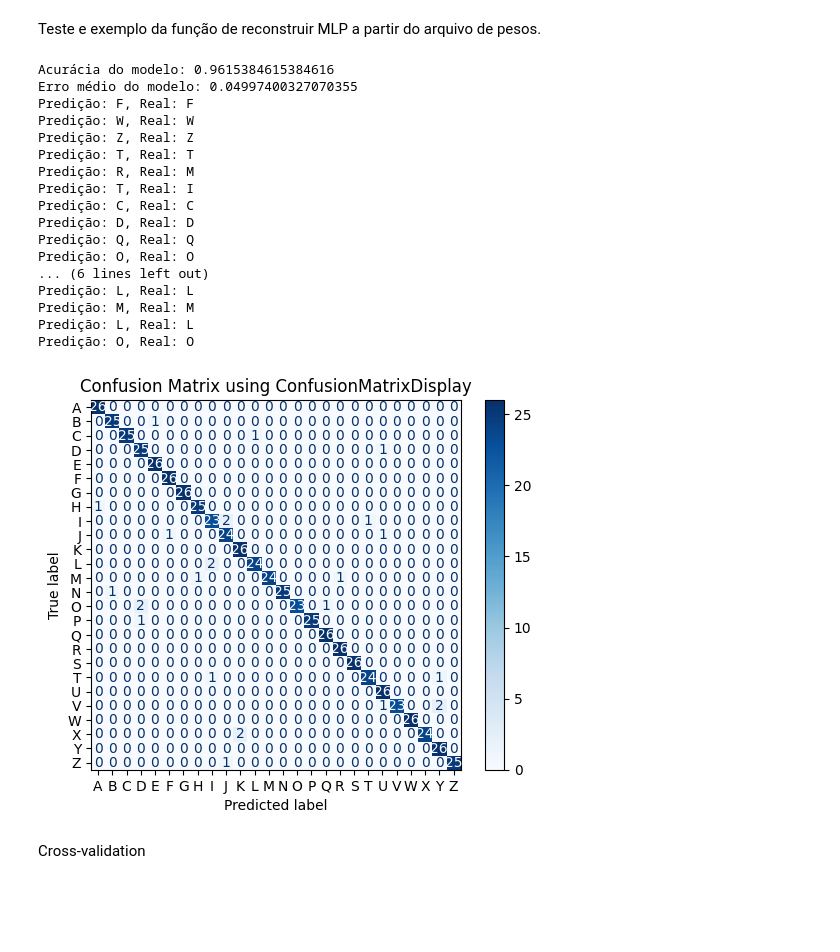
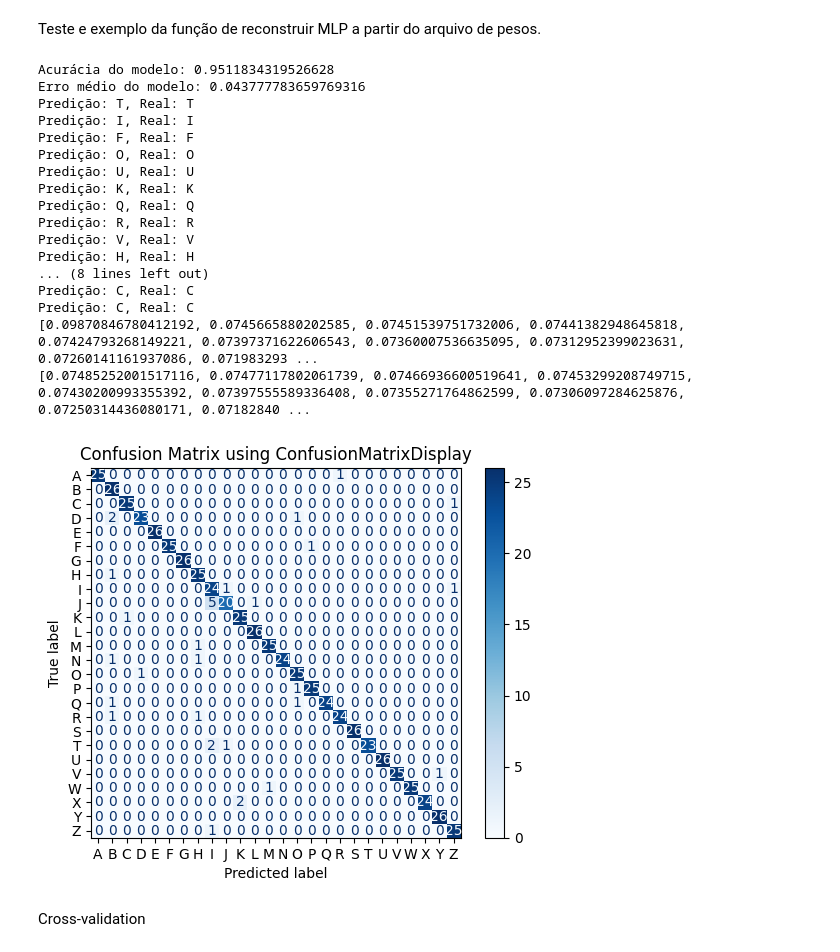
Before and after one commit to claradasneves/ep-ia, a Jupyter notebook: ep_ia_backup.ipynb, the cells around one changed output. Drawn from its saved outputs; the diff is of its cells as text; code cells hidden in the pictures; blank space fills up the shorter version.

```diff
--- a/ep_ia_backup.ipynb
+++ b/ep_ia_backup.ipynb
@@ -661,55 +724,52 @@ def teste_build_mlp():
 
     # Dividindo os dados em conjuntos de treinamento e teste
     x_train, y_train, x_test, y_test = dividir_dados(imagens, classes, test_proportion=0.5)
 
     # Inicializa MLP sem nenhum parâmetro
     mlp = MultilayerPerceptron()
 
     # Chama a função para construir os pesos a partir do arquivo
     mlp.build_mlp('mlp.txt')
 
     # Testa a rede neural
     predictions = mlp.predict(x_test)
 
     acuracia, erro = mlp.get_accuracy(x_test, y_test)
     print(f"Acurácia do modelo: {acuracia}")
     print(f"Erro médio do modelo: {erro}")
 
     # Exibe algumas predições para verificação
-    num_testes = 0
-    acertos = 0
     for i in range(20):
-        num_testes += 1
-
         predicao = vetor_para_letra(predictions[i])
         correto = vetor_para_letra(y_test[i])
 
-        if predicao == correto:
-            acertos += 1
         print(f"Predição: {predicao}, Real: {correto}")
+
+    print(mlp.training_errors)
+    print(mlp.validation_errors)
 
     plotar_matriz_de_confusao(predictions, y_test)
 
 teste_build_mlp()
 # %% [output]
-Acurácia do modelo: 0.9615384615384616
-Erro médio do modelo: 0.04997400327070355
+Acurácia do modelo: 0.9511834319526628
+Erro médio do modelo: 0.043777783659769316
+Predição: T, Real: T
+Predição: I, Real: I
 Predição: F, Real: F
-Predição: W, Real: W
-Predição: Z, Real: Z
-Predição: T, Real: T
-Predição: R, Real: M
-Predição: T, Real: I
+Predição: O, Real: O
+Predição: U, Real: U
+Predição: K, Real: K
+Predição: Q, Real: Q
+Predição: R, Real: R
+Predição: V, Real: V
+Predição: H, Real: H
+... (8 lines left out)
 Predição: C, Real: C
-Predição: D, Real: D
-Predição: Q, Real: Q
-Predição: O, Real: O
-... (6 lines left out)
-Predição: L, Real: L
-Predição: M, Real: M
-Predição: L, Real: L
-Predição: O, Real: O
+Predição: C, Real: C
+[0.09870846780412192, 0.0745665880202585, 0.07451539751732006, 0.07441382948645818, 0.07424793268149221, 0.07397371622606543, 0.07360007536635095, 0.07312952399023631, 0.07260141161937086, 0.071983293 ...
+[0.07485252001517116, 0.07477117802061739, 0.07466936600519641, 0.07453299208749715, 0.07430200993355392, 0.07397555589336408, 0.07355271764862599, 0.07306097284625876, 0.07250314436080171, 0.07182840 ...
-[figure, old version]
+[figure, new version]
 # %% [markdown]
 Cross-validation
 # %%
```
Also changed, not shown: parts of 3 cells of this notebook, 2 other files.
